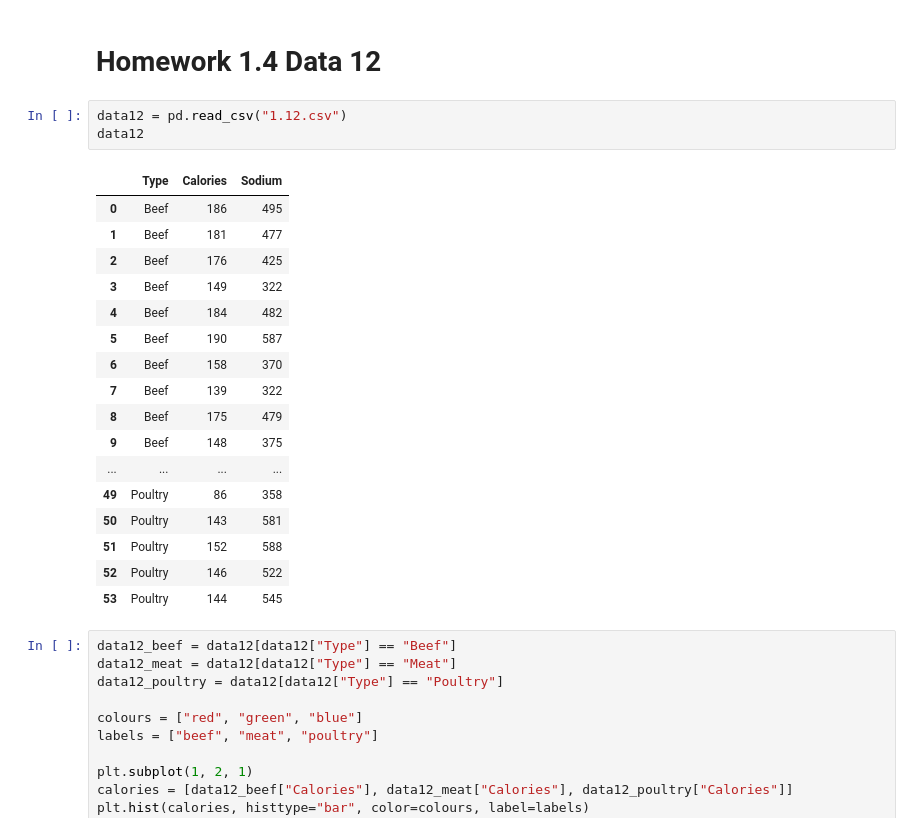
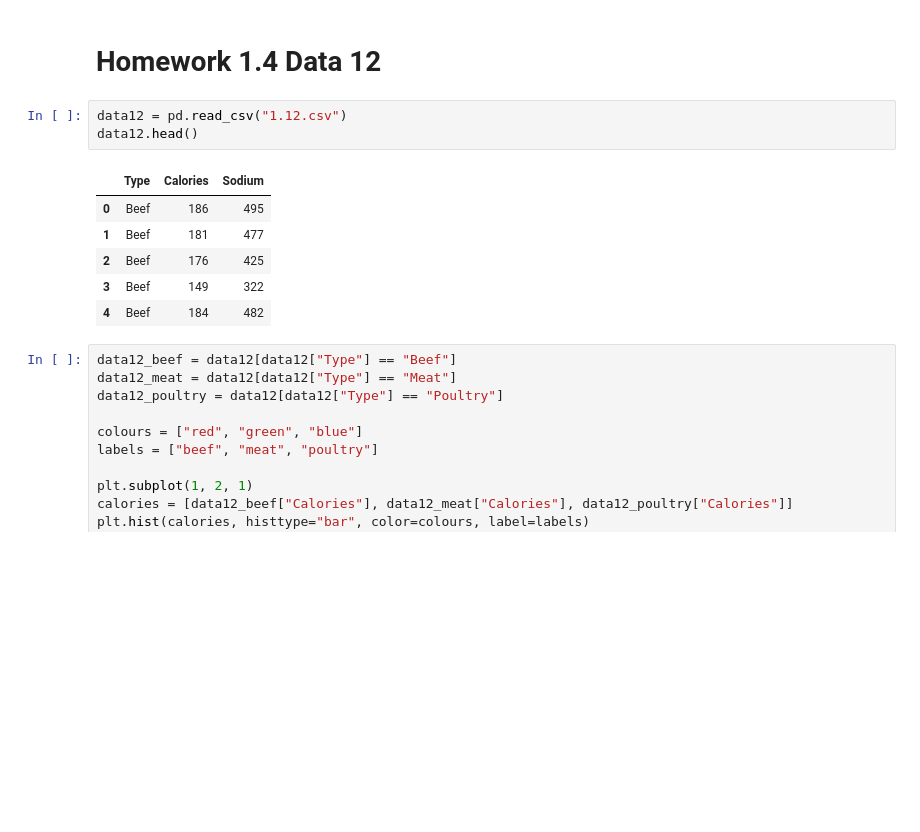
Before and after one commit to int0thewind/CS-361-Coding, a Jupyter notebook: Homework 1.ipynb, the cells around one changed output. Saved outputs shown, nothing was run; the diff lists cells and outputs as text; blank space fills up the shorter version.

```diff
--- a/Homework 1.ipynb
+++ b/Homework 1.ipynb
@@ -65,25 +65,14 @@ True
 # Homework 1.4 Data 12
 # %%
 data12 = pd.read_csv("1.12.csv")
-data12
+data12.head()
 # %% [output]
 |  | Type | Calories | Sodium |
 | 0 | Beef | 186 | 495 |
 | 1 | Beef | 181 | 477 |
 | 2 | Beef | 176 | 425 |
 | 3 | Beef | 149 | 322 |
 | 4 | Beef | 184 | 482 |
-| 5 | Beef | 190 | 587 |
-| 6 | Beef | 158 | 370 |
-| 7 | Beef | 139 | 322 |
-| 8 | Beef | 175 | 479 |
-| 9 | Beef | 148 | 375 |
-| ... | ... | ... | ... |
-| 49 | Poultry | 86 | 358 |
-| 50 | Poultry | 143 | 581 |
-| 51 | Poultry | 152 | 588 |
-| 52 | Poultry | 146 | 522 |
-| 53 | Poultry | 144 | 545 |
 # %%
 data12_beef = data12[data12["Type"] == "Beef"]
 data12_meat = data12[data12["Type"] == "Meat"]
```
Also changed, not shown: parts of 7 cells of this notebook, 2 other files.
